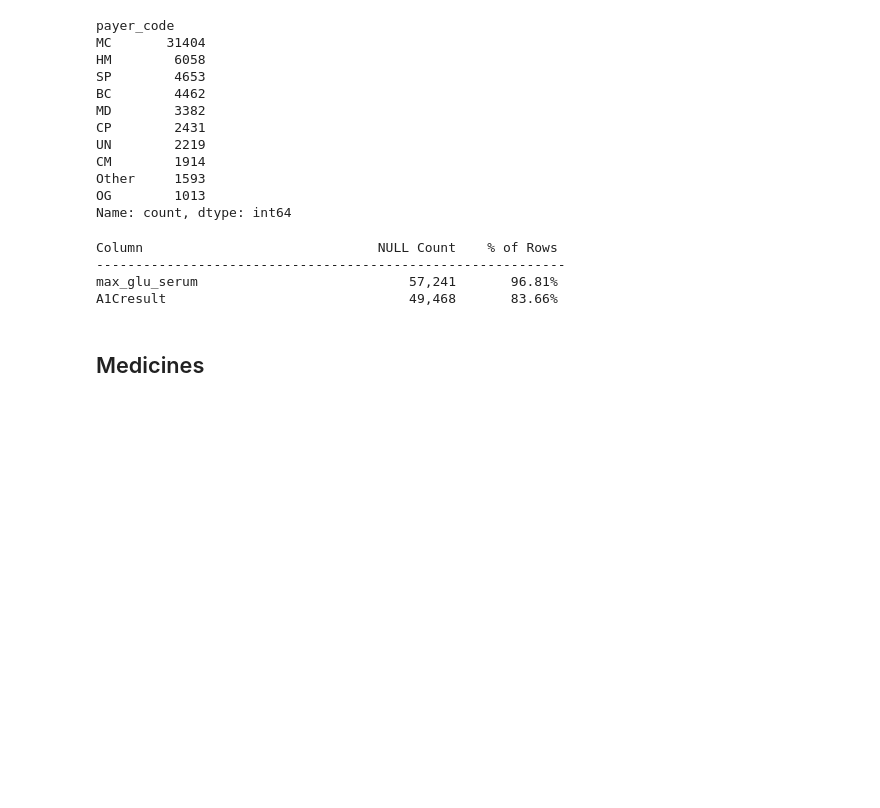
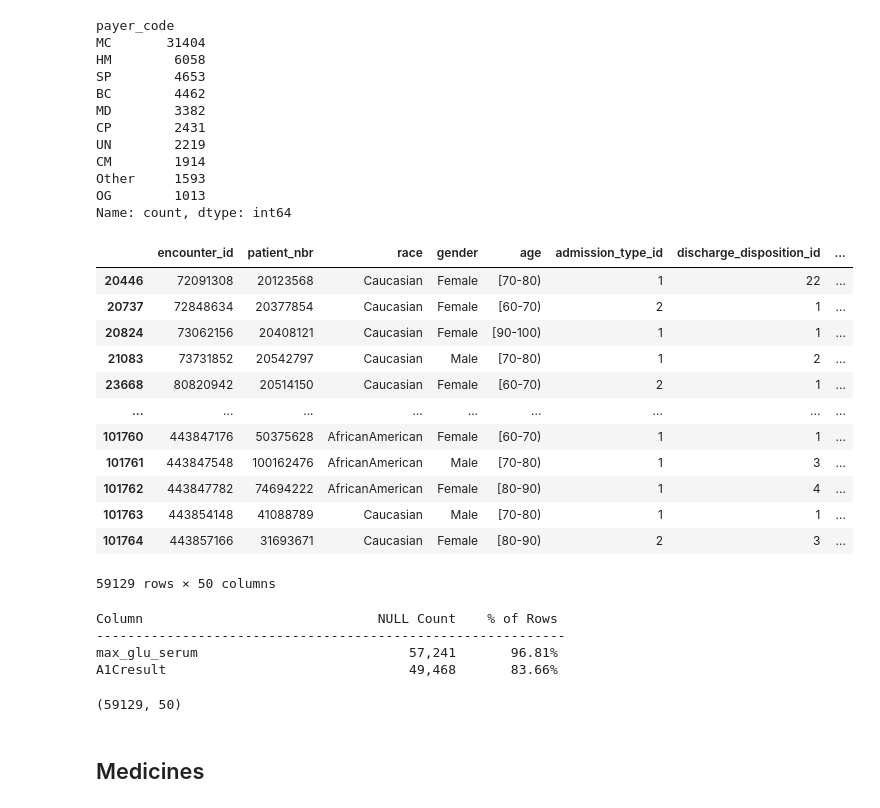
Before and after one commit to SethKauf/STA9890-Prediction-Competition, a Jupyter notebook: Workfiles/Report_2_Workfile.ipynb, the cells around one changed output. Cells and saved outputs as stored; diff of their text form; code cells hidden in the pictures; blank space fills up the shorter version.

```diff
--- a/Workfiles/Report_2_Workfile.ipynb
+++ b/Workfiles/Report_2_Workfile.ipynb
@@ -246,6 +277,22 @@ CM        1914
 Other     1593
 OG        1013
 Name: count, dtype: int64
+# %%
+df
+# %% [output]
+|  | encounter_id | patient_nbr | race | gender | age | admission_type_id | discharge_disposition_id | ... |
+| 20446 | 72091308 | 20123568 | Caucasian | Female | [70-80) | 1 | 22 | ... |
+| 20737 | 72848634 | 20377854 | Caucasian | Female | [60-70) | 2 | 1 | ... |
+| 20824 | 73062156 | 20408121 | Caucasian | Female | [90-100) | 1 | 1 | ... |
+| 21083 | 73731852 | 20542797 | Caucasian | Male | [70-80) | 1 | 2 | ... |
+| 23668 | 80820942 | 20514150 | Caucasian | Female | [60-70) | 2 | 1 | ... |
+| ... | ... | ... | ... | ... | ... | ... | ... | ... |
+| 101760 | 443847176 | 50375628 | AfricanAmerican | Female | [60-70) | 1 | 1 | ... |
+| 101761 | 443847548 | 100162476 | AfricanAmerican | Male | [70-80) | 1 | 3 | ... |
+| 101762 | 443847782 | 74694222 | AfricanAmerican | Female | [80-90) | 1 | 4 | ... |
+| 101763 | 443854148 | 41088789 | Caucasian | Male | [70-80) | 1 | 1 | ... |
+| 101764 | 443857166 | 31693671 | Caucasian | Female | [80-90) | 2 | 3 | ... |
+59129 rows × 50 columns
 # %%
 # NULL check
 wf.count_nulls(df)
@@ -254,6 +301,10 @@ Column                              NULL Count    % of Rows
 ------------------------------------------------------------
 max_glu_serum                           57,241       96.81%
 A1Cresult                               49,468       83.66%
+# %%
+df.shape
+# %% [output]
+(59129, 50)
 # %% [markdown]
 ## Medicines
 # %% [markdown]
```
Also changed, not shown: parts of 21 cells of this notebook.
